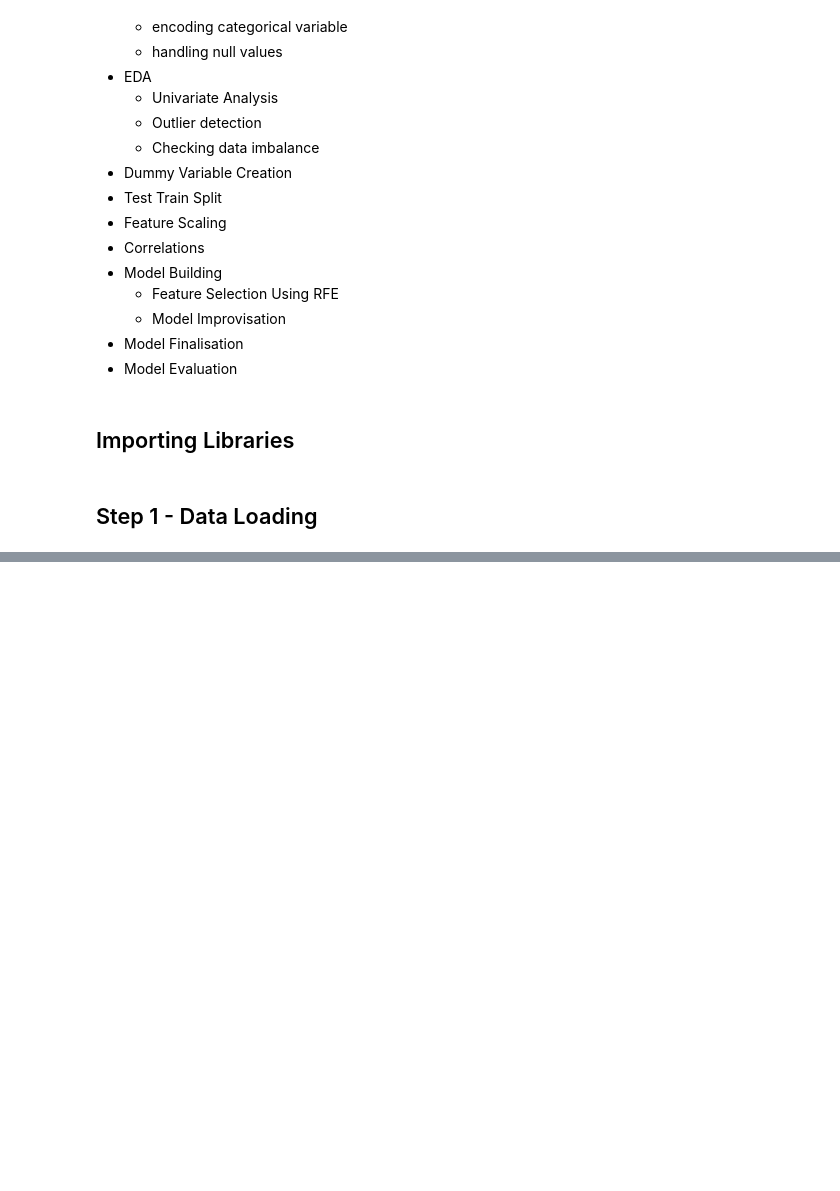
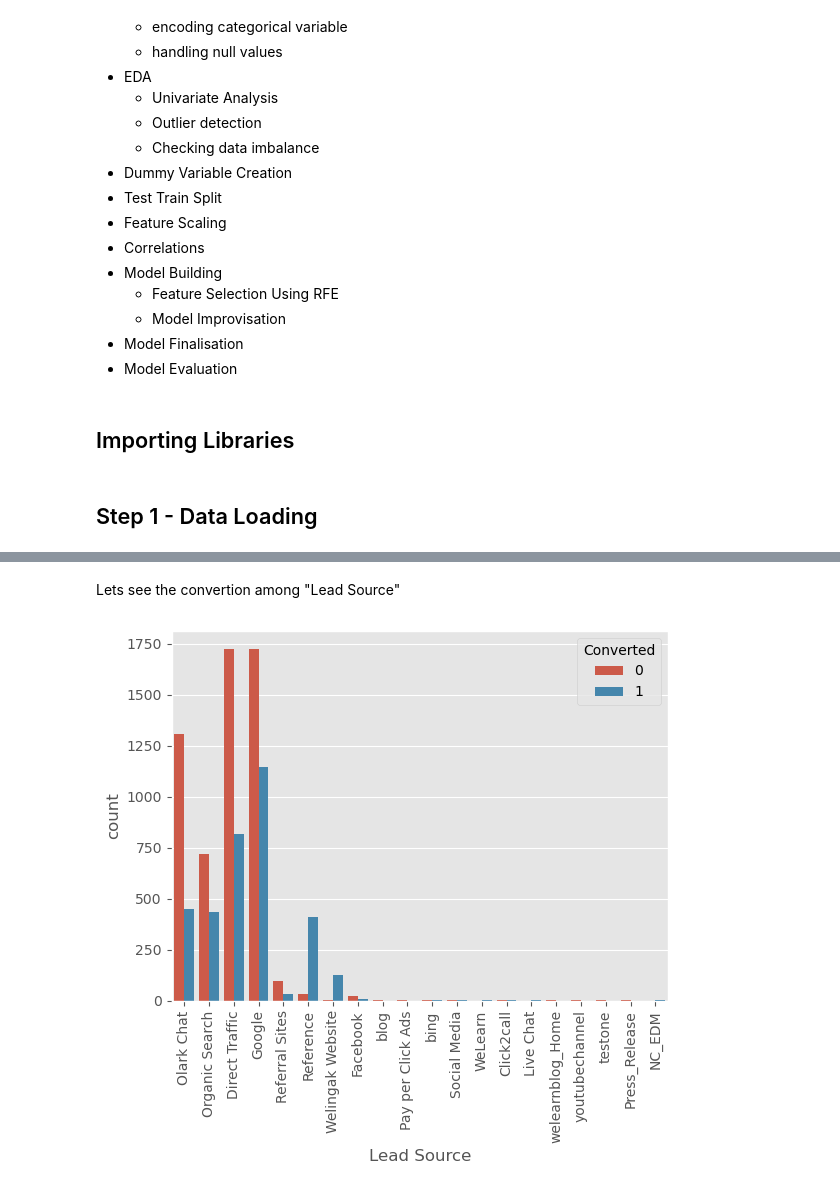
Before and after one commit to gursewak96/lead-scoring-case-study, a Jupyter notebook: Lead_Scoring_Case_Study.ipynb, the cells around one changed output, grey strips where cells are left out. Drawn from its saved outputs; the diff is of its cells as text; code cells hidden in the pictures; blank space fills up the shorter version.

```diff
--- a/Lead_Scoring_Case_Study.ipynb
+++ b/Lead_Scoring_Case_Study.ipynb
@@ -50,0 +395,7 @@ lead_df.head()
+# %% [markdown]
+Lets see the convertion among "Lead Source"
+# %%
+sns.countplot(x=lead_df["Lead Source"],hue=lead_df["Converted"])
+plt.xticks(rotation=90);
+# %% [output]
+[figure, added]
```
Also changed, not shown: parts of 59 cells of this notebook.
